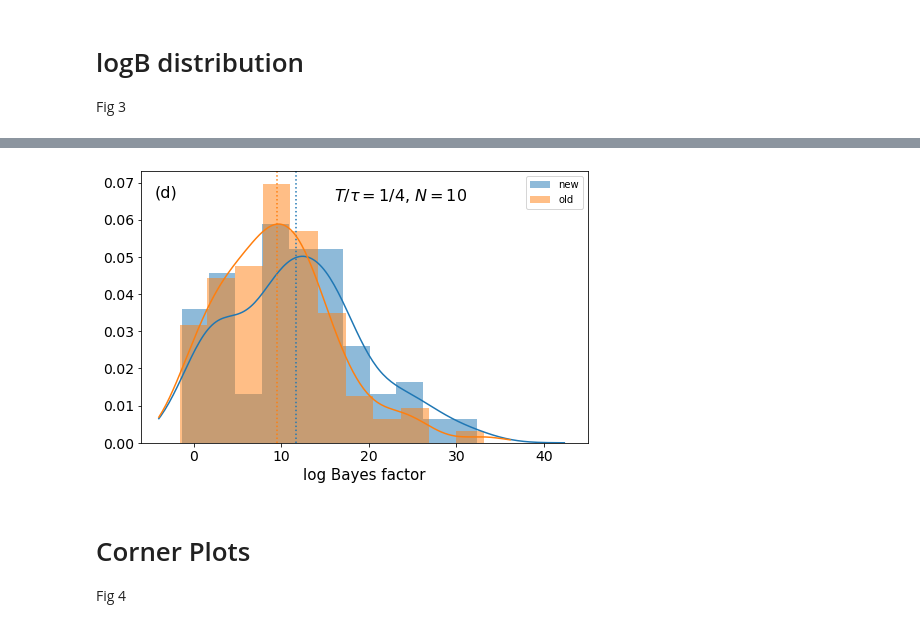
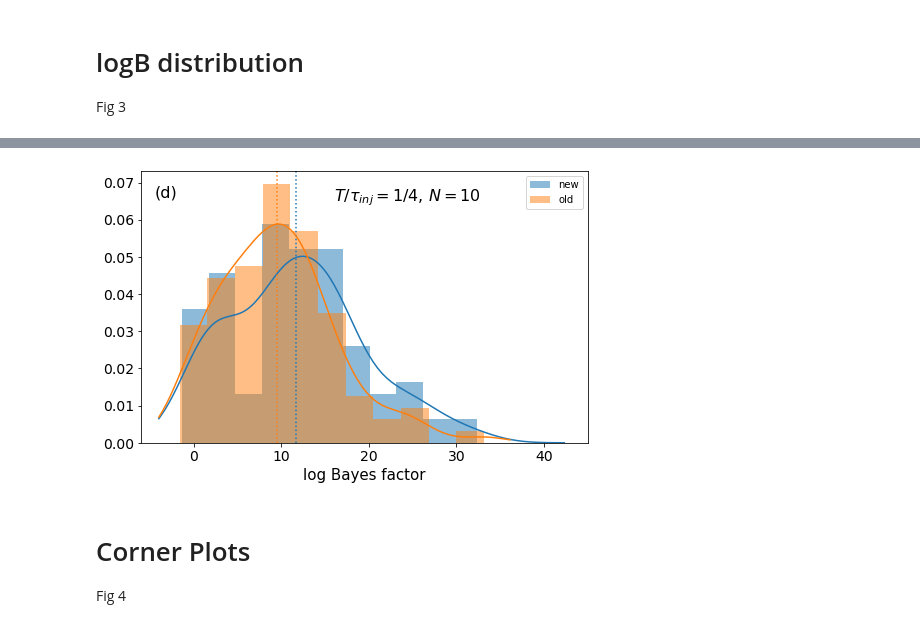
Before and after one commit to hermione-evans/ECHOMASE, a Jupyter notebook: uniew_injection/analysis.ipynb, the cells around one changed output, grey strips where cells are left out. Saved outputs shown, nothing was run; the diff lists cells and outputs as text; code cells hidden in the pictures.

```diff
--- a/uniew_injection/analysis.ipynb
+++ b/uniew_injection/analysis.ipynb
@@ -115,35 +115,35 @@ plt.savefig("logB_HFN10_signal.pdf",dpi=300)
 file_array = glob('npoints=1000_duration=1_n10_4parameter_HWP/*0.140*.csv')
 file_array.sort()
 plt.figure(figsize=(8, 5))
 file = file_array[0]
 data = pd.read_csv(file)
 log_b = data["logB"]
 probDensityFun = scipy.stats.gaussian_kde(log_b)
 x = np.linspace(-4, log_b.max() + 10, 200)
 plt.plot(x, probDensityFun(x), color='C0')
 plt.axvline(np.mean(log_b), color='C0', linestyle=":")
 plt.hist(log_b,11,density=1,alpha=0.5,label='new',color='C0',)
 file = file_array[1]
 data = pd.read_csv(file)
 log_b = data["logB"]
 probDensityFun = scipy.stats.gaussian_kde(log_b)
 x = np.linspace(-4, log_b.max() + 3, 200)
 plt.plot(x, probDensityFun(x), color='C1')
 plt.axvline(np.mean(log_b), color='C1', linestyle=":")
 plt.hist(log_b,11,density=1,alpha=0.5,label='old',color='C1',)
 # ax = plt.gca()
 # plt.text(0.6,0.9, r'$T/\tau=1/4,N=49$', horizontalalignment='center',verticalalignment='center',transform=ax.transAxes,fontsize= 14)
 # plt.text(0.05,0.9, '(a)', horizontalalignment='center',verticalalignment='center',transform=ax.transAxes,fontsize= 14)
-plt.text(16,0.065,'$T/τ=1/4$, $N=10$',fontsize=16)
+plt.text(16,0.065,'$T/τ_{inj}=1/4$, $N=10$',fontsize=16)
 plt.text(-4.5,0.066,'(d)',fontsize=16)
 
 plt.legend()
 plt.tick_params(labelsize =14)
 plt.xlabel("log Bayes factor",fontsize=15)
 plt.xlim(-6,45)
 plt.savefig("logB_LFN10_signal.pdf",dpi=300)
 # %% [output]
-[figure, old version]
+[figure, new version]
 # %% [markdown]
 # Corner Plots
 Fig 4
```
Also changed, not shown: parts of 4 cells of this notebook, 12 other files.
